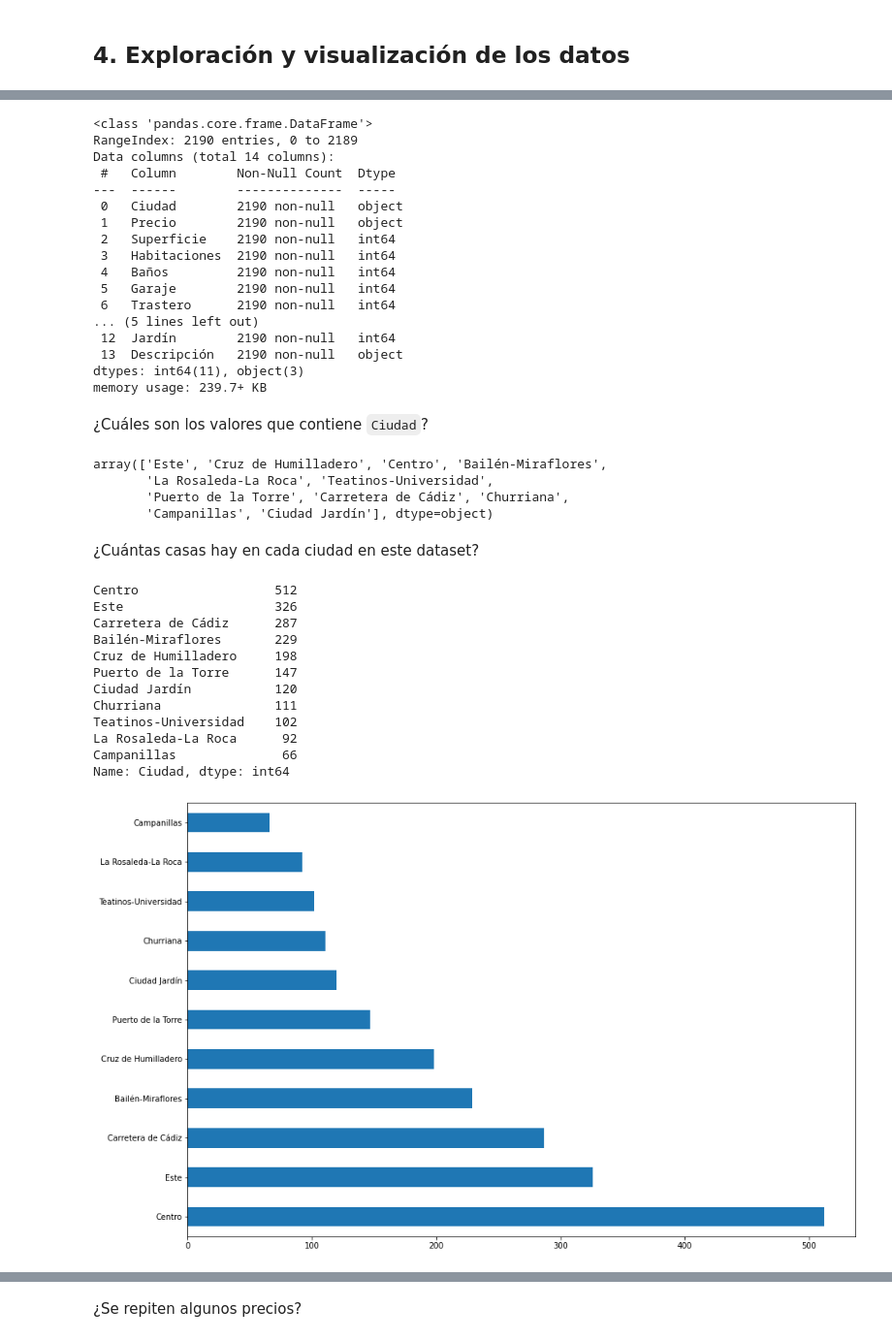
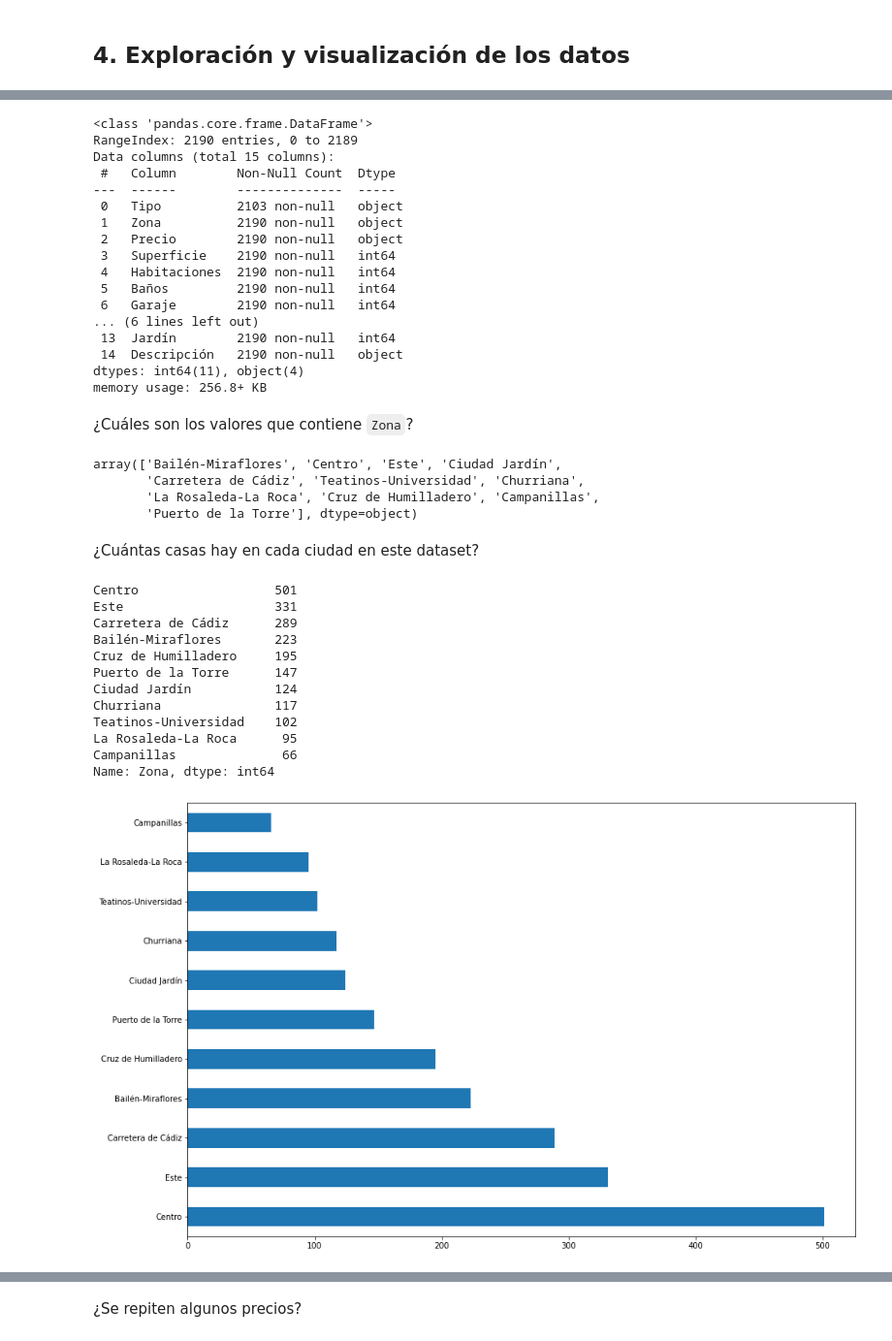
Before and after one commit to sergiotoscanodiaz/MalagaHouse, a Jupyter notebook: MalagaHouse.ipynb, the cells around one changed output, grey strips where cells are left out. Shown: that part at 97% size. Drawn from its saved outputs; the diff is of its cells as text; code cells hidden in the pictures.

```diff
--- a/MalagaHouse.ipynb
+++ b/MalagaHouse.ipynb
@@ -28,5 +28,8 @@ import matplotlib.pyplot as plt
 import seaborn as sns
 %matplotlib inline
 # %%
-file_path = '/content/drive/MyDrive/datasets/MalagaHouse/housingmlg.csv'
+#file_path = '/content/drive/MyDrive/datasets/MalagaHouse/housingzonas.csv'
+#houses = pd.read_csv(file_path)
+
+file_path = '/content/drive/MyDrive/housing (2).csv'
 houses = pd.read_csv(file_path)
@@ -86,49 +84,49 @@ houses.info()
 # %% [output]
 <class 'pandas.core.frame.DataFrame'>
 RangeIndex: 2190 entries, 0 to 2189
-Data columns (total 14 columns):
+Data columns (total 15 columns):
  #   Column        Non-Null Count  Dtype
 ---  ------        --------------  -----
- 0   Ciudad        2190 non-null   object
- 1   Precio        2190 non-null   object
- 2   Superficie    2190 non-null   int64
- 3   Habitaciones  2190 non-null   int64
- 4   Baños         2190 non-null   int64
- 5   Garaje        2190 non-null   int64
- 6   Trastero      2190 non-null   int64
-... (5 lines left out)
- 12  Jardín        2190 non-null   int64
- 13  Descripción   2190 non-null   object
-dtypes: int64(11), object(3)
-memory usage: 239.7+ KB
+ 0   Tipo          2103 non-null   object
+ 1   Zona          2190 non-null   object
+ 2   Precio        2190 non-null   object
+ 3   Superficie    2190 non-null   int64
+ 4   Habitaciones  2190 non-null   int64
+ 5   Baños         2190 non-null   int64
+ 6   Garaje        2190 non-null   int64
+... (6 lines left out)
+ 13  Jardín        2190 non-null   int64
+ 14  Descripción   2190 non-null   object
+dtypes: int64(11), object(4)
+memory usage: 256.8+ KB
 # %% [markdown]
-¿Cuáles son los valores que contiene `Ciudad`?
+¿Cuáles son los valores que contiene `Zona`?
 # %%
-houses['Ciudad'].unique()
+houses['Zona'].unique()
 # %% [output]
-array(['Este', 'Cruz de Humilladero', 'Centro', 'Bailén-Miraflores',
-       'La Rosaleda-La Roca', 'Teatinos-Universidad',
-       'Puerto de la Torre', 'Carretera de Cádiz', 'Churriana',
-       'Campanillas', 'Ciudad Jardín'], dtype=object)
+array(['Bailén-Miraflores', 'Centro', 'Este', 'Ciudad Jardín',
+       'Carretera de Cádiz', 'Teatinos-Universidad', 'Churriana',
+       'La Rosaleda-La Roca', 'Cruz de Humilladero', 'Campanillas',
+       'Puerto de la Torre'], dtype=object)
 # %% [markdown]
 ¿Cuántas casas hay en cada ciudad en este dataset?
 # %%
-houses['Ciudad'].value_counts()
+houses['Zona'].value_counts()
 # %% [output]
-Centro                  512
-Este                    326
-Carretera de Cádiz      287
-Bailén-Miraflores       229
-Cruz de Humilladero     198
+Centro                  501
+Este                    331
+Carretera de Cádiz      289
+Bailén-Miraflores       223
+Cruz de Humilladero     195
 Puerto de la Torre      147
-Ciudad Jardín           120
-Churriana               111
+Ciudad Jardín           124
+Churriana               117
 Teatinos-Universidad    102
-La Rosaleda-La Roca      92
+La Rosaleda-La Roca      95
 Campanillas              66
-Name: Ciudad, dtype: int64
+Name: Zona, dtype: int64
 # %%
-houses['Ciudad'].value_counts().plot(kind="barh", figsize = (15, 10))
+houses['Zona'].value_counts().plot(kind="barh", figsize = (15, 10))
 plt.show()
 # %% [output]
-[figure, old version]
+[figure, new version]
```
Also changed, not shown: parts of 71 cells of this notebook, 1 other file.
